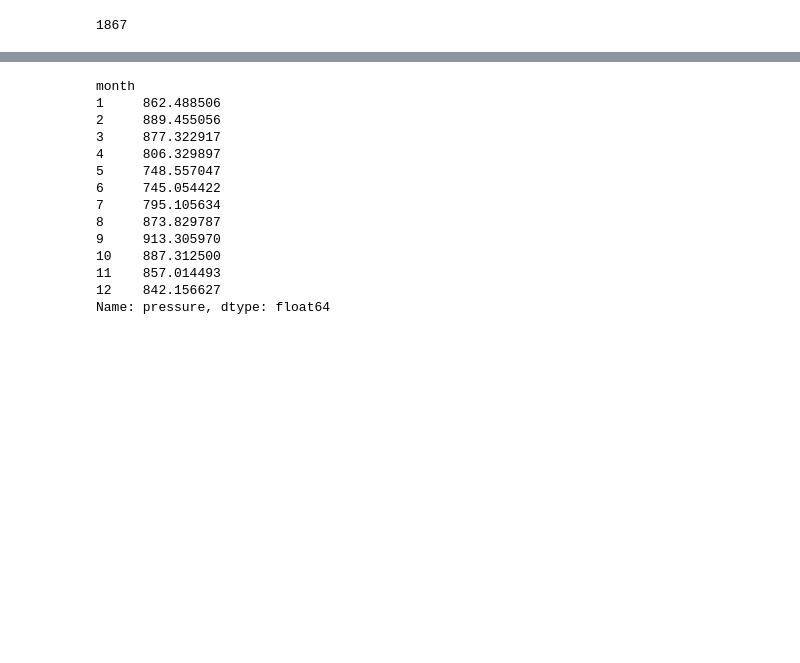
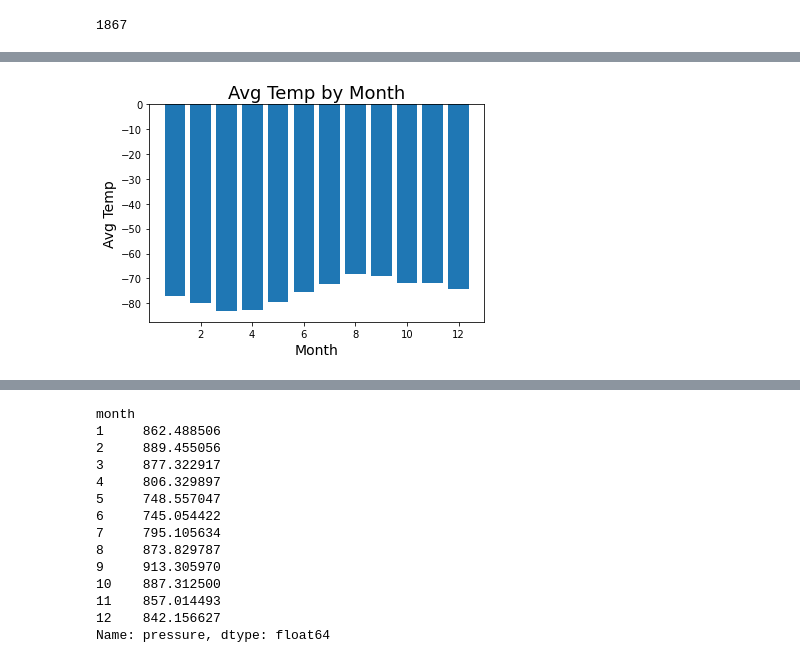
Before and after one commit to cmbutler83/Mars_weather_scraping, a Jupyter notebook: part_2_mars_weather.ipynb, the cells around one changed output, grey strips where cells are left out. Saved outputs shown, nothing was run; the diff lists cells and outputs as text; code cells hidden in the pictures; blank space fills up the shorter version.

```diff
--- a/part_2_mars_weather.ipynb
+++ b/part_2_mars_weather.ipynb
@@ -170,3 +161,4 @@ Name: month, dtype: int64
 1867
 # %%
 # 3. What is the average low temperature by month?
+avg_temps_df = pd.DataFrame(mars_df.groupby(['month'])['min_temp'].mean())
@@ -195,0 +165,2 @@ Name: min_temp, dtype: float64
+# %%
+avg_temps_df.reset_index(inplace=True)
@@ -195,0 +183,12 @@ Name: min_temp, dtype: float64
+# %%
+# Plot the average temperature by month
+y_values = avg_temps_df['min_temp']
+x_values = avg_temps_df['month']
+#figure(figsize=(8, 6), dpi=80)
+plt.title('Avg Temp by Month', fontsize=18)
+plt.xlabel('Month', fontsize=14)
+plt.ylabel('Avg Temp', fontsize=14)
+plt.bar(x_values, y_values, width=.8)
+plt.show()
+# %% [output]
+[figure, added]
```
Also changed, not shown: parts of 7 cells of this notebook, 1 other file.
